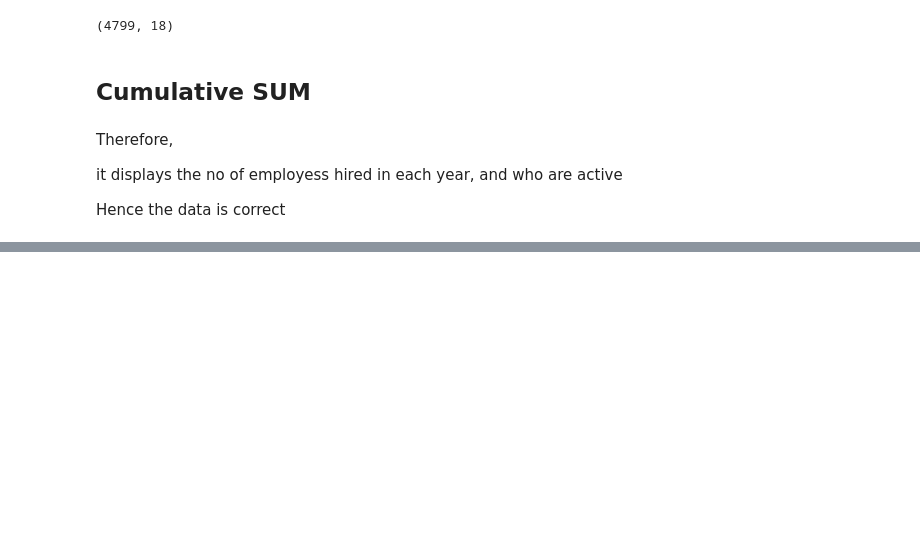
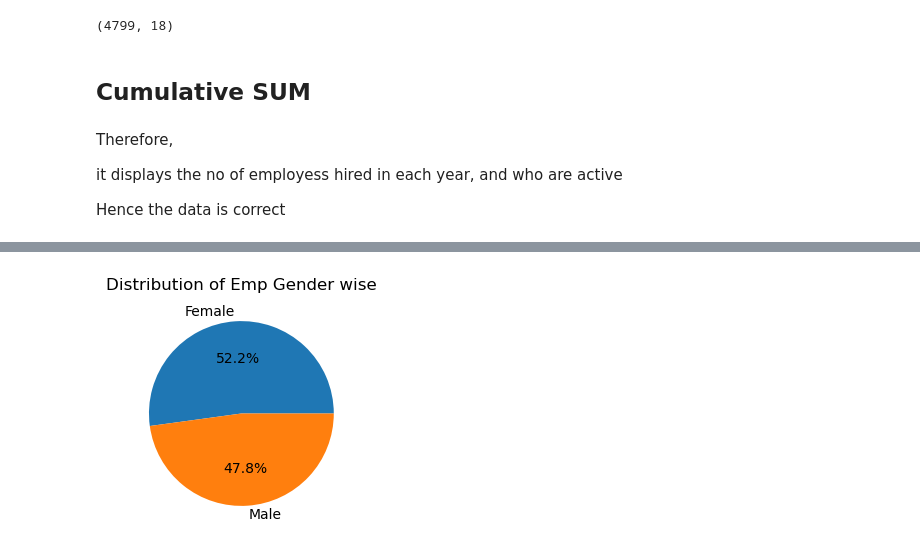
Before and after one commit to muskanmaurya2/Data_analysis_pyspiders, a Jupyter notebook: matttt_seaaa/Attrition_data.ipynb, the cells around one changed output, grey strips where cells are left out. Cells and saved outputs as stored; diff of their text form; code cells hidden in the pictures; blank space fills up the shorter version.

```diff
--- a/matttt_seaaa/Attrition_data.ipynb
+++ b/matttt_seaaa/Attrition_data.ipynb
@@ -547,0 +608,7 @@ Hence the data is correct
+# %%
+plt.figure(figsize=(3,3))
+plt.pie(x=c.values,labels=c.index,autopct='%.1f%%')
+plt.title('Distribution of Emp Gender wise')
+plt.show()
+# %% [output]
+[figure, added]
```
Also changed, not shown: parts of 28 cells of this notebook, 2 other files.
